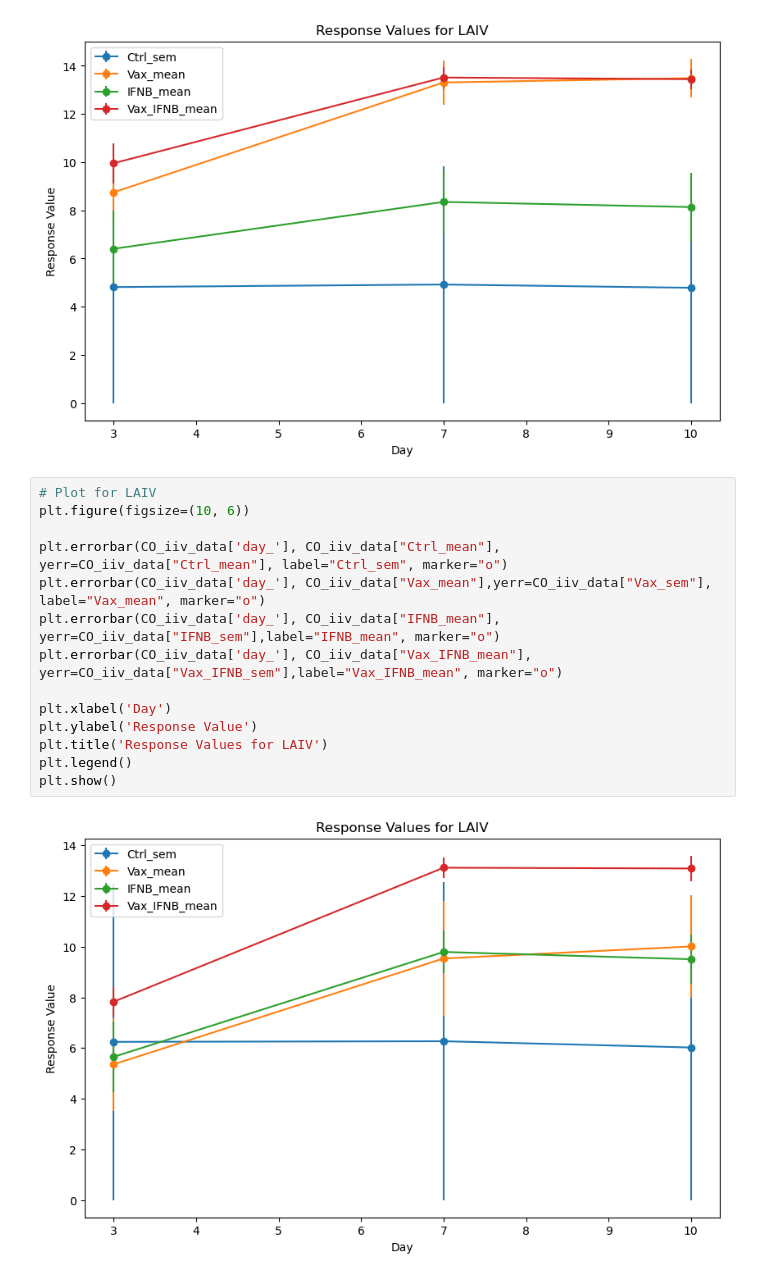
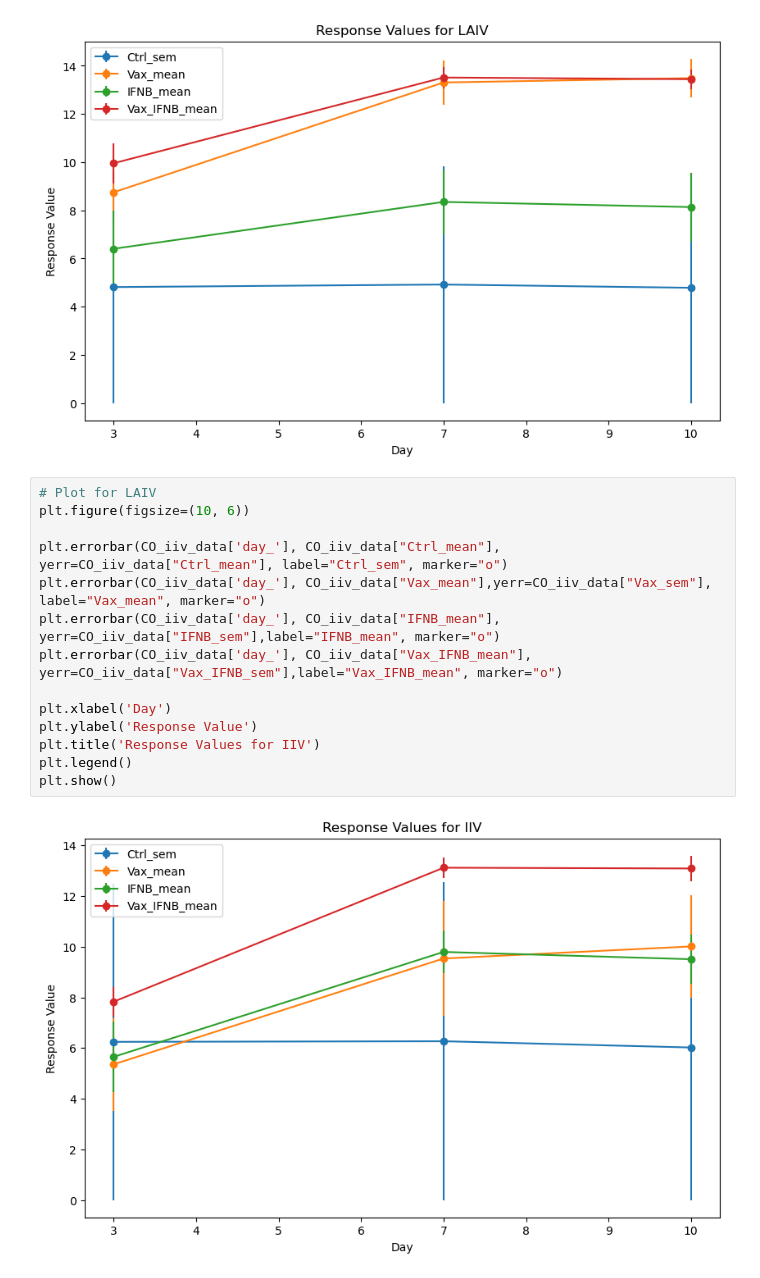
Before and after one commit to alexcessna/Bio165_FinalProject, a Jupyter notebook: project_data/CO_Strain_Analysis.ipynb, the cells around one changed output. Saved outputs shown, nothing was run; the diff lists cells and outputs as text.

```diff
--- a/project_data/CO_Strain_Analysis.ipynb
+++ b/project_data/CO_Strain_Analysis.ipynb
@@ -80,16 +80,16 @@ plt.show()
 # %%
 # Plot for LAIV
 plt.figure(figsize=(10, 6))
 
 plt.errorbar(CO_iiv_data['day_'], CO_iiv_data["Ctrl_mean"], yerr=CO_iiv_data["Ctrl_mean"], label="Ctrl_sem", marker="o")
 plt.errorbar(CO_iiv_data['day_'], CO_iiv_data["Vax_mean"],yerr=CO_iiv_data["Vax_sem"], label="Vax_mean", marker="o")
 plt.errorbar(CO_iiv_data['day_'], CO_iiv_data["IFNB_mean"], yerr=CO_iiv_data["IFNB_sem"],label="IFNB_mean", marker="o")
 plt.errorbar(CO_iiv_data['day_'], CO_iiv_data["Vax_IFNB_mean"], yerr=CO_iiv_data["Vax_IFNB_sem"],label="Vax_IFNB_mean", marker="o")
 
 plt.xlabel('Day')
 plt.ylabel('Response Value')
-plt.title('Response Values for LAIV')
+plt.title('Response Values for IIV')
 plt.legend()
 plt.show()
 # %% [output]
-[figure, old version]
+[figure, new version]
```
Also changed, not shown: 1 other file.
